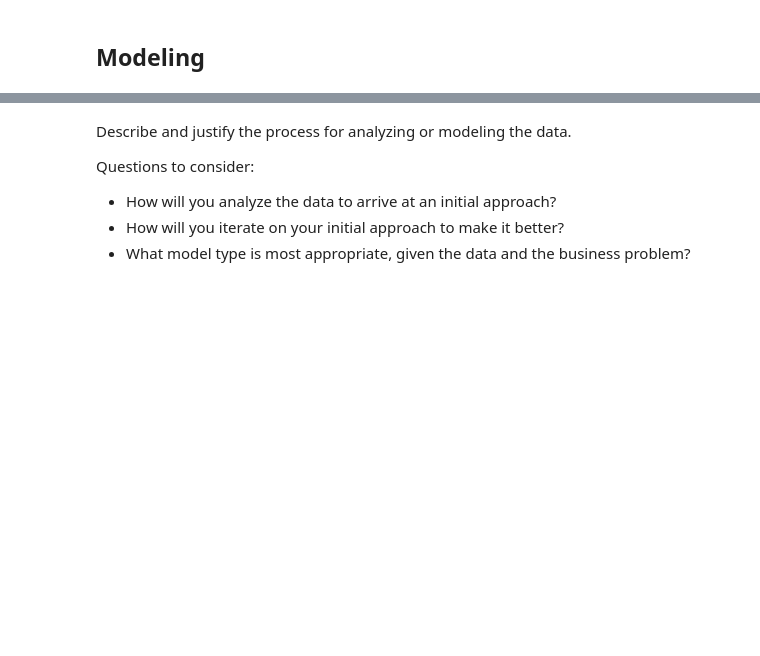
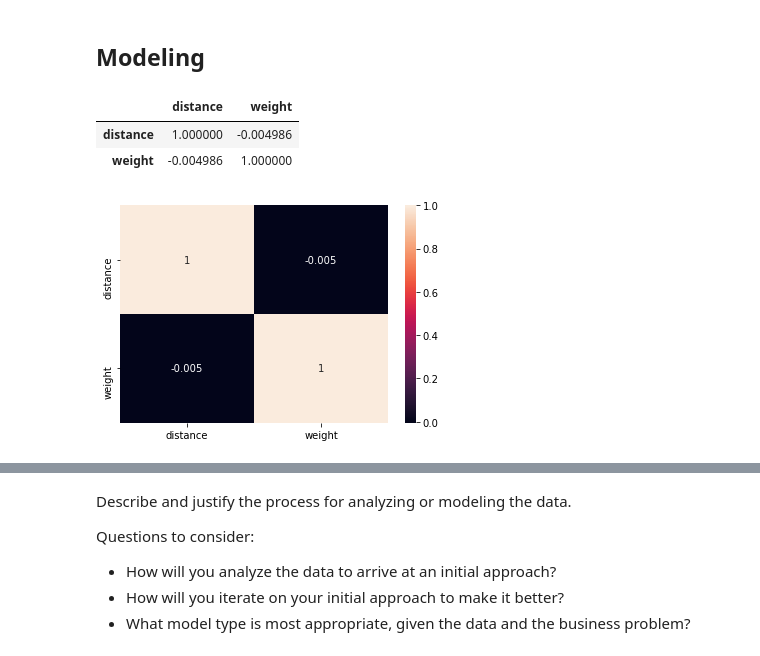
Before and after one commit to litzysj/Cost-Prediction-for-Logistic-Company, a Jupyter notebook: Notebooks/Sandbox Notebook.ipynb, the cells around one changed output, grey strips where cells are left out. Saved outputs shown, nothing was run; the diff lists cells and outputs as text; code cells hidden in the pictures; blank space fills up the shorter version.

```diff
--- a/Notebooks/Sandbox Notebook.ipynb
+++ b/Notebooks/Sandbox Notebook.ipynb
@@ -464,3 +490,16 @@ plt.show()
 [figure]
 # %% [markdown]
 ## Modeling
+# %%
+#checking correlations using Pearson correlation coefficient
+X.corr()
+# %% [output]
+|  | distance | weight |
+| distance | 1.000000 | -0.004986 |
+| weight | -0.004986 | 1.000000 |
+# %%
+# Heat map
+sns.heatmap(X.corr(), annot=True)
+plt.show()
+# %% [output]
+[figure, added]
```
Also changed, not shown: parts of 34 cells of this notebook.
